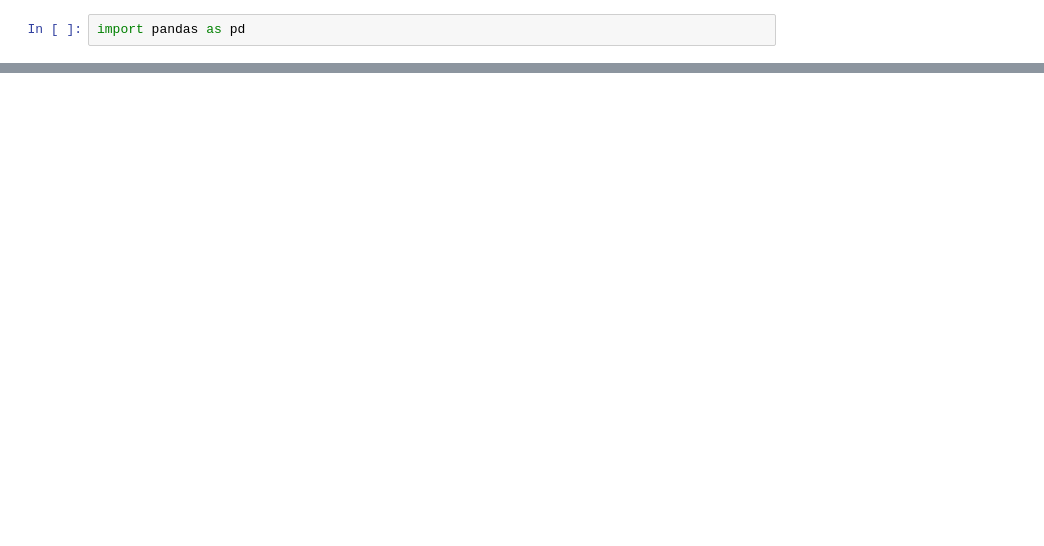
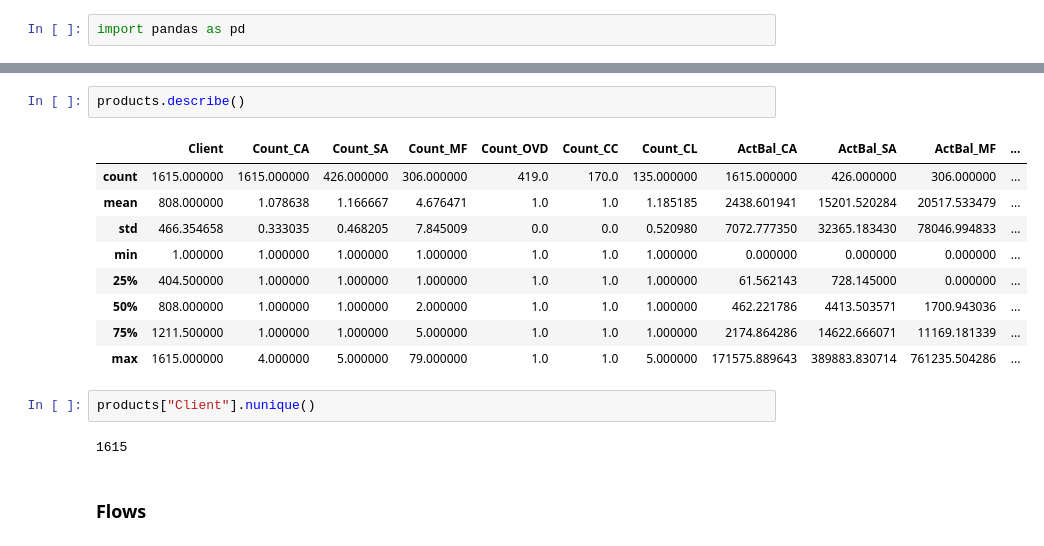
Before and after one commit to gonzalezr00/kbc, a Jupyter notebook: workspace/notebooks/dev.ipynb, the cells around one changed output, grey strips where cells are left out. Cells and saved outputs as stored; diff of their text form; blank space fills up the shorter version.

```diff
--- a/workspace/notebooks/dev.ipynb
+++ b/workspace/notebooks/dev.ipynb
@@ -10,0 +215,18 @@ ImportError: `Import openpyxl` failed.  Use pip or conda to install the openpyxl
+# %%
+products.describe()
+# %% [output]
+|  | Client | Count_CA | Count_SA | Count_MF | Count_OVD | Count_CC | Count_CL | ActBal_CA | ActBal_SA | ActBal_MF | ... |
+| count | 1615.000000 | 1615.000000 | 426.000000 | 306.000000 | 419.0 | 170.0 | 135.000000 | 1615.000000 | 426.000000 | 306.000000 | ... |
+| mean | 808.000000 | 1.078638 | 1.166667 | 4.676471 | 1.0 | 1.0 | 1.185185 | 2438.601941 | 15201.520284 | 20517.533479 | ... |
+| std | 466.354658 | 0.333035 | 0.468205 | 7.845009 | 0.0 | 0.0 | 0.520980 | 7072.777350 | 32365.183430 | 78046.994833 | ... |
+| min | 1.000000 | 1.000000 | 1.000000 | 1.000000 | 1.0 | 1.0 | 1.000000 | 0.000000 | 0.000000 | 0.000000 | ... |
+| 25% | 404.500000 | 1.000000 | 1.000000 | 1.000000 | 1.0 | 1.0 | 1.000000 | 61.562143 | 728.145000 | 0.000000 | ... |
+| 50% | 808.000000 | 1.000000 | 1.000000 | 2.000000 | 1.0 | 1.0 | 1.000000 | 462.221786 | 4413.503571 | 1700.943036 | ... |
+| 75% | 1211.500000 | 1.000000 | 1.000000 | 5.000000 | 1.0 | 1.0 | 1.000000 | 2174.864286 | 14622.666071 | 11169.181339 | ... |
+| max | 1615.000000 | 4.000000 | 5.000000 | 79.000000 | 1.0 | 1.0 | 5.000000 | 171575.889643 | 389883.830714 | 761235.504286 | ... |
+# %%
+products["Client"].nunique()
+# %% [output]
+1615
+# %% [markdown]
+### Flows
```
Also changed, not shown: parts of 35 cells of this notebook, 1 other file.
